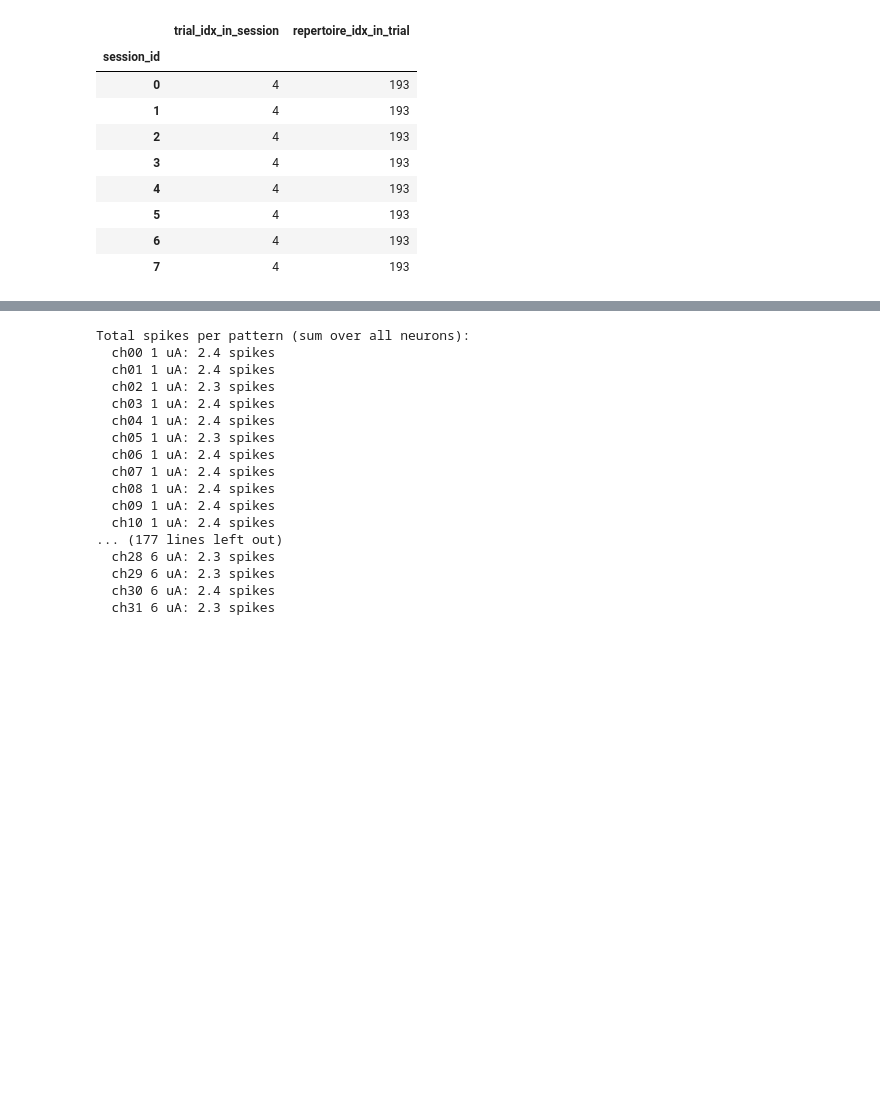
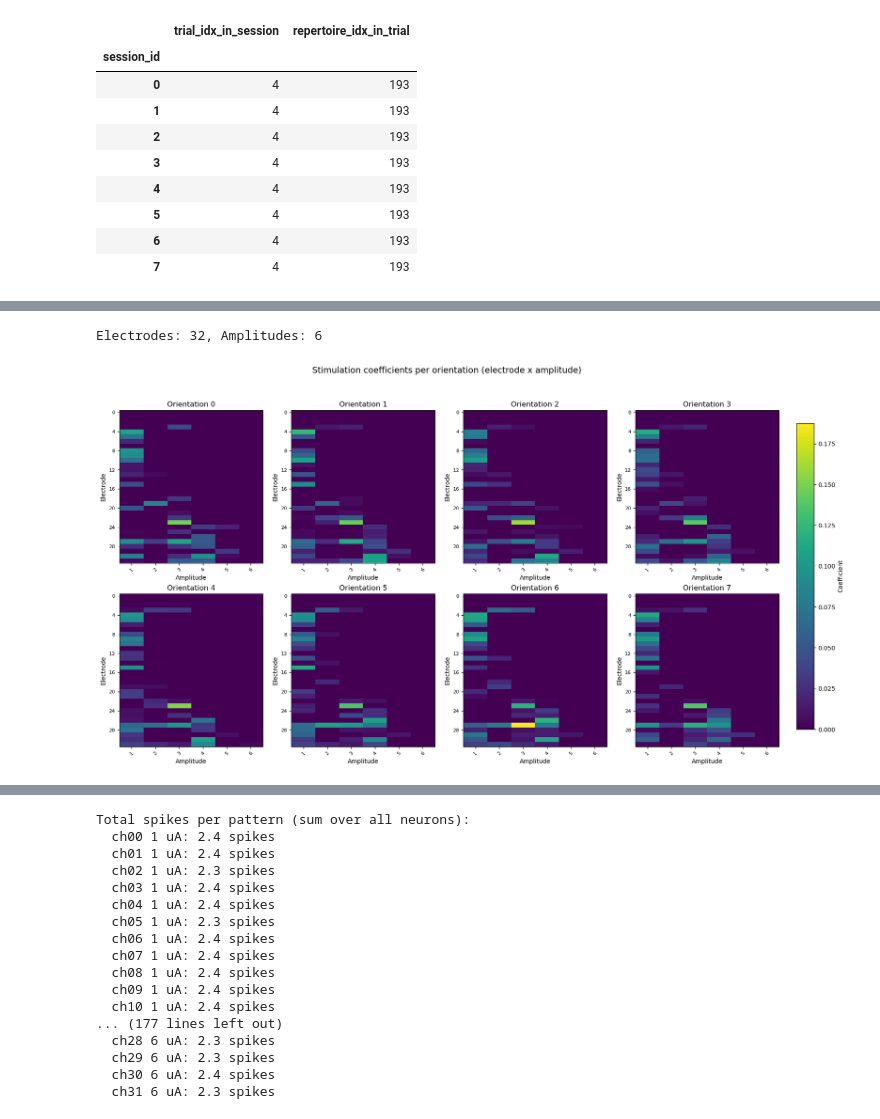
Before and after one commit to ricebci/high_dimensional_stim_sim, a Jupyter notebook: single_pulse_analysis_nps.ipynb, the cells around one changed output, grey strips where cells are left out. Saved outputs shown, nothing was run; the diff lists cells and outputs as text; code cells hidden in the pictures; blank space fills up the shorter version.

```diff
--- a/single_pulse_analysis_nps.ipynb
+++ b/single_pulse_analysis_nps.ipynb
@@ -947,3 +1133,33 @@ stim_log_arr = np.reshape(stim_log_arr, (8, 32, -1))
+# %%
+# Stim coefficients per orientation: electrodes (rows) x amplitudes (columns)
+# pattern_keys sorted by (amp, ch) -> reshape each x_opt to (n_amps, n_electrodes) then transpose
+channels = sorted(set(k[0] for k in pattern_keys))
+amplitudes = sorted(set(k[1] for k in pattern_keys))
+n_ch, n_amp = len(channels), len(amplitudes)
+print(f"Electrodes: {n_ch}, Amplitudes: {n_amp}")
+
+fig, axes = plt.subplots(2, 4, figsize=(20, 10))
+vmax = max(np.max(s) for s in stim_log)
+for itarget, ax in enumerate(axes.flat):
+    # pattern_keys sorted by (amp, ch): within each amp group, channels are contiguous
+    grid = stim_log[itarget].reshape(n_amp, n_ch).T  # (n_electrodes, n_amplitudes)
+    im = ax.imshow(grid, aspect="auto", cmap="viridis", vmin=0, vmax=vmax,
+                   interpolation="nearest")
+    ax.set_title(f"Orientation {itarget}")
+    ax.set_xlabel("Amplitude")
+    ax.set_ylabel("Electrode")
+    ax.set_xticks(range(n_amp))
+    ax.set_xticklabels([f"{a:.0f}" for a in amplitudes], rotation=45, fontsize=8)
+    ax.set_yticks(range(0, n_ch, 4))
+    ax.set_yticklabels([str(channels[i]) for i in range(0, n_ch, 4)], fontsize=8)
+fig.subplots_adjust(right=0.88)
+cbar_ax = fig.add_axes([0.90, 0.15, 0.02, 0.7])
+fig.colorbar(im, cax=cbar_ax, label="Coefficient")
+fig.suptitle("Stimulation coefficients per orientation (electrode x amplitude)", fontsize=14)
+plt.show()
+# %% [output]
+Electrodes: 32, Amplitudes: 6
+[figure, added]
 # %%
 import plotly.graph_objects as go
 
```
Also changed, not shown: parts of 13 cells of this notebook.
